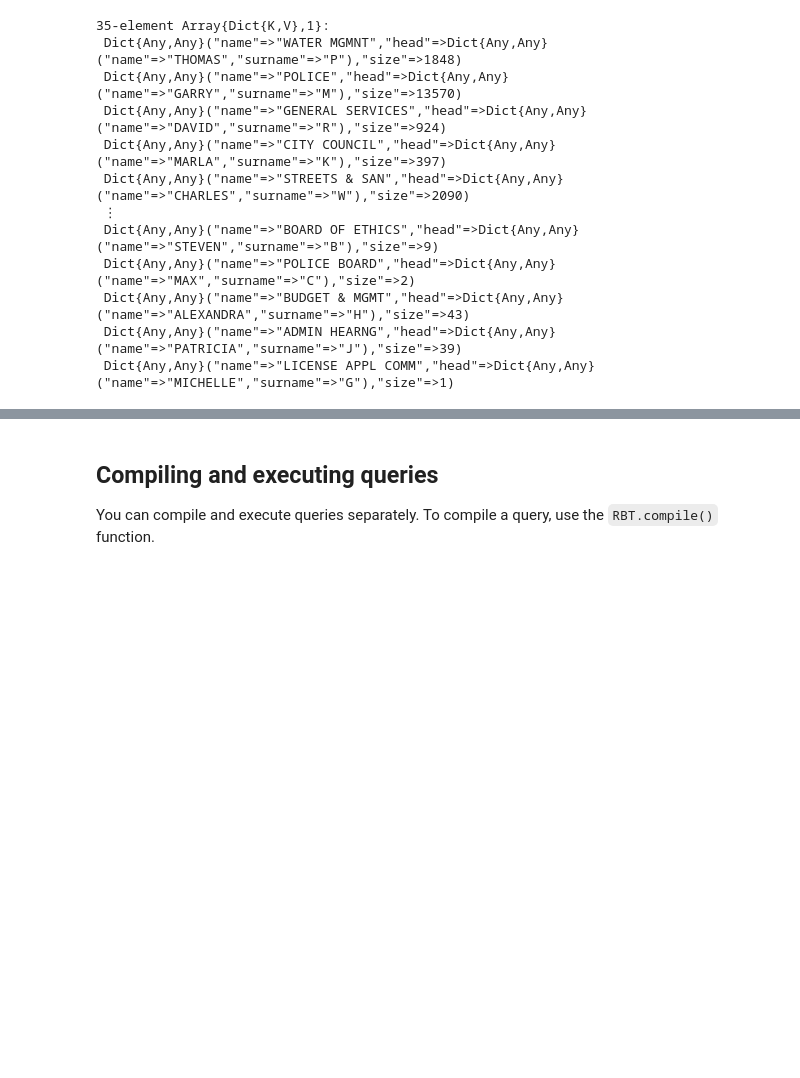
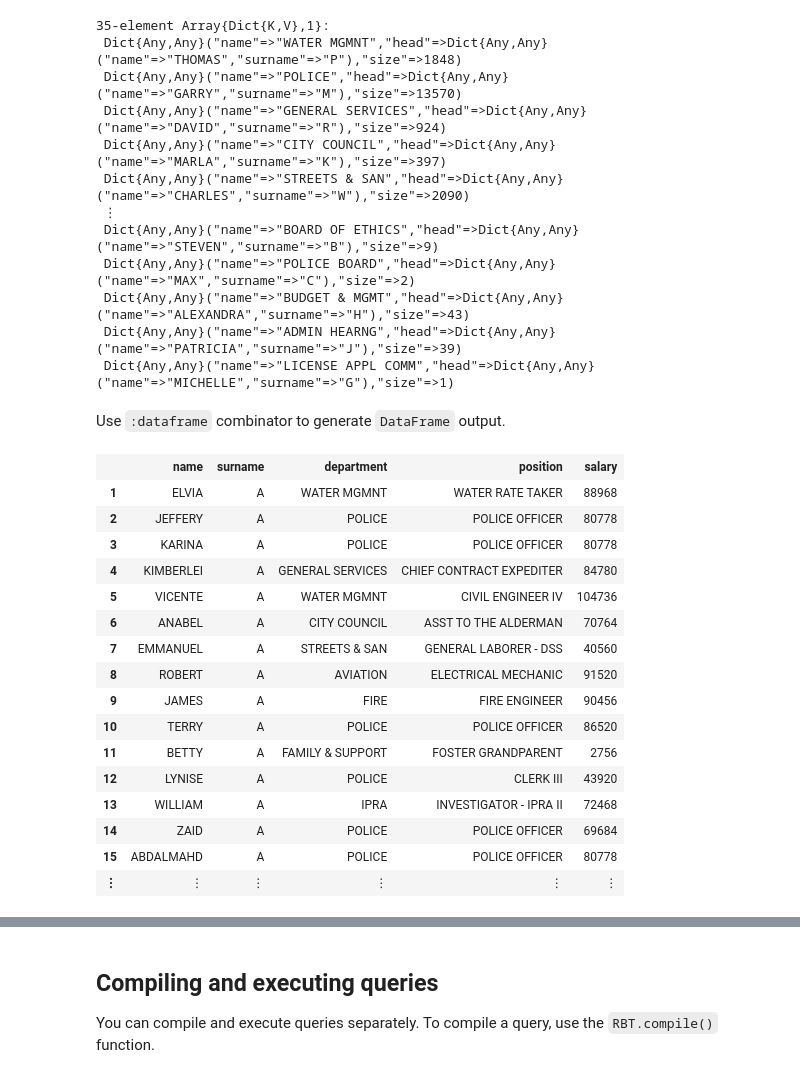
Before and after one commit to rbt-lang/rbt-proto, a Jupyter notebook: jl/demo/citydb-with-rabbit.ipynb, the cells around one changed output, grey strips where cells are left out. Drawn from its saved outputs; the diff is of its cells as text; code cells hidden in the pictures; blank space fills up the shorter version.

Commit message:
Added :dataframe formatter.

```diff
--- a/jl/demo/citydb-with-rabbit.ipynb
+++ b/jl/demo/citydb-with-rabbit.ipynb
@@ -853,3 +853,25 @@ Selector items become fields of the JSON dictionary.
  Dict{Any,Any}("name"=>"BUDGET & MGMT","head"=>Dict{Any,Any}("name"=>"ALEXANDRA","surname"=>"H"),"size"=>43)
  Dict{Any,Any}("name"=>"ADMIN HEARNG","head"=>Dict{Any,Any}("name"=>"PATRICIA","surname"=>"J"),"size"=>39)
  Dict{Any,Any}("name"=>"LICENSE APPL COMM","head"=>Dict{Any,Any}("name"=>"MICHELLE","surname"=>"G"),"size"=>1)
+# %% [markdown]
+Use `:dataframe` combinator to generate `DataFrame` output.
+# %%
+@query(employee:dataframe)
+# %% [output]
+|  | name | surname | department | position | salary |
+| 1 | ELVIA | A | WATER MGMNT | WATER RATE TAKER | 88968 |
+| 2 | JEFFERY | A | POLICE | POLICE OFFICER | 80778 |
+| 3 | KARINA | A | POLICE | POLICE OFFICER | 80778 |
+| 4 | KIMBERLEI | A | GENERAL SERVICES | CHIEF CONTRACT EXPEDITER | 84780 |
+| 5 | VICENTE | A | WATER MGMNT | CIVIL ENGINEER IV | 104736 |
+| 6 | ANABEL | A | CITY COUNCIL | ASST TO THE ALDERMAN | 70764 |
+| 7 | EMMANUEL | A | STREETS & SAN | GENERAL LABORER - DSS | 40560 |
+| 8 | ROBERT | A | AVIATION | ELECTRICAL MECHANIC | 91520 |
+| 9 | JAMES | A | FIRE | FIRE ENGINEER | 90456 |
+| 10 | TERRY | A | POLICE | POLICE OFFICER | 86520 |
+| 11 | BETTY | A | FAMILY & SUPPORT | FOSTER GRANDPARENT | 2756 |
+| 12 | LYNISE | A | POLICE | CLERK III | 43920 |
+| 13 | WILLIAM | A | IPRA | INVESTIGATOR - IPRA II | 72468 |
+| 14 | ZAID | A | POLICE | POLICE OFFICER | 69684 |
+| 15 | ABDALMAHD | A | POLICE | POLICE OFFICER | 80778 |
+| ⋮ | ⋮ | ⋮ | ⋮ | ⋮ | ⋮ |
```
Also changed, not shown: parts of 5 cells of this notebook, 5 other files.
